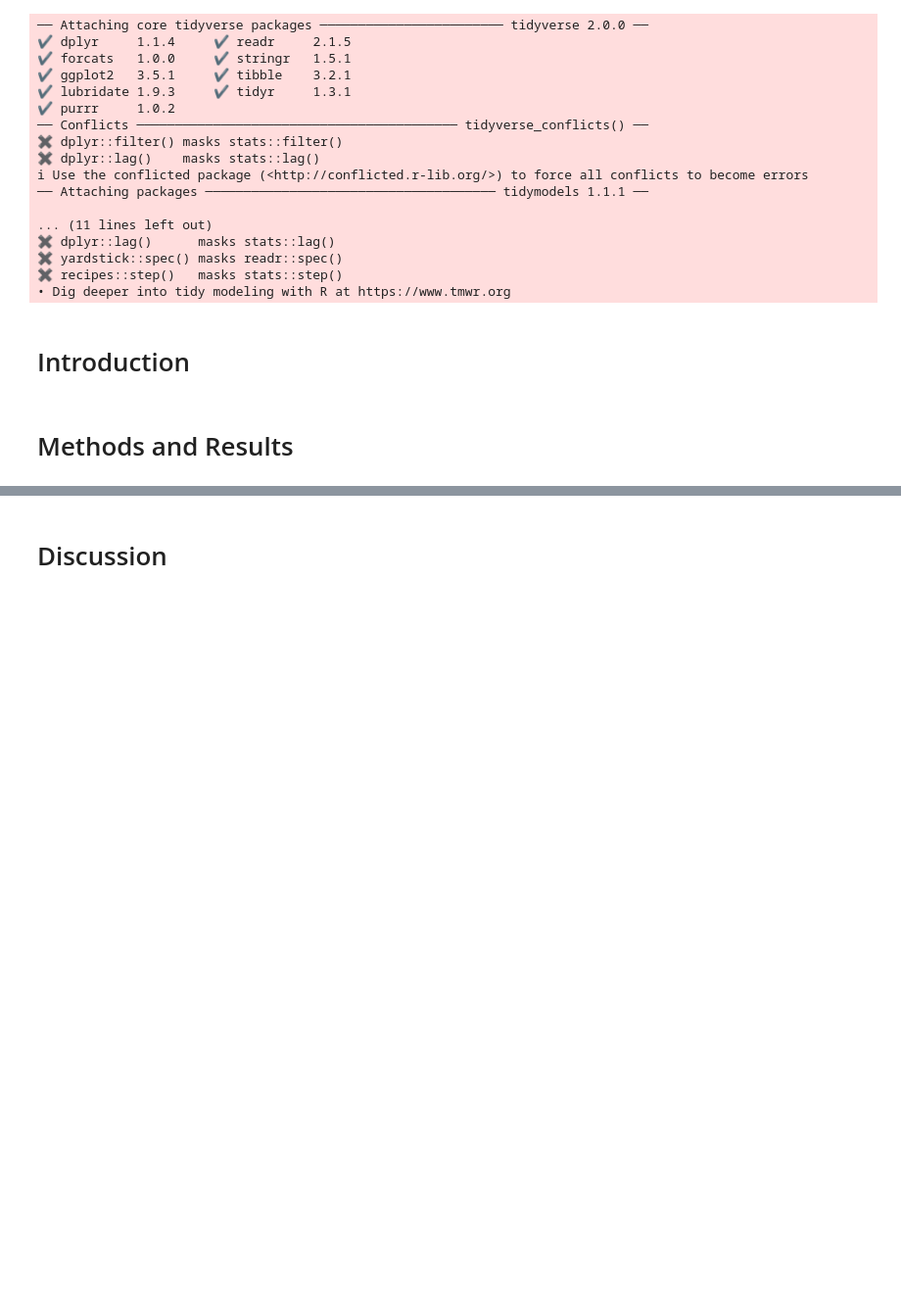
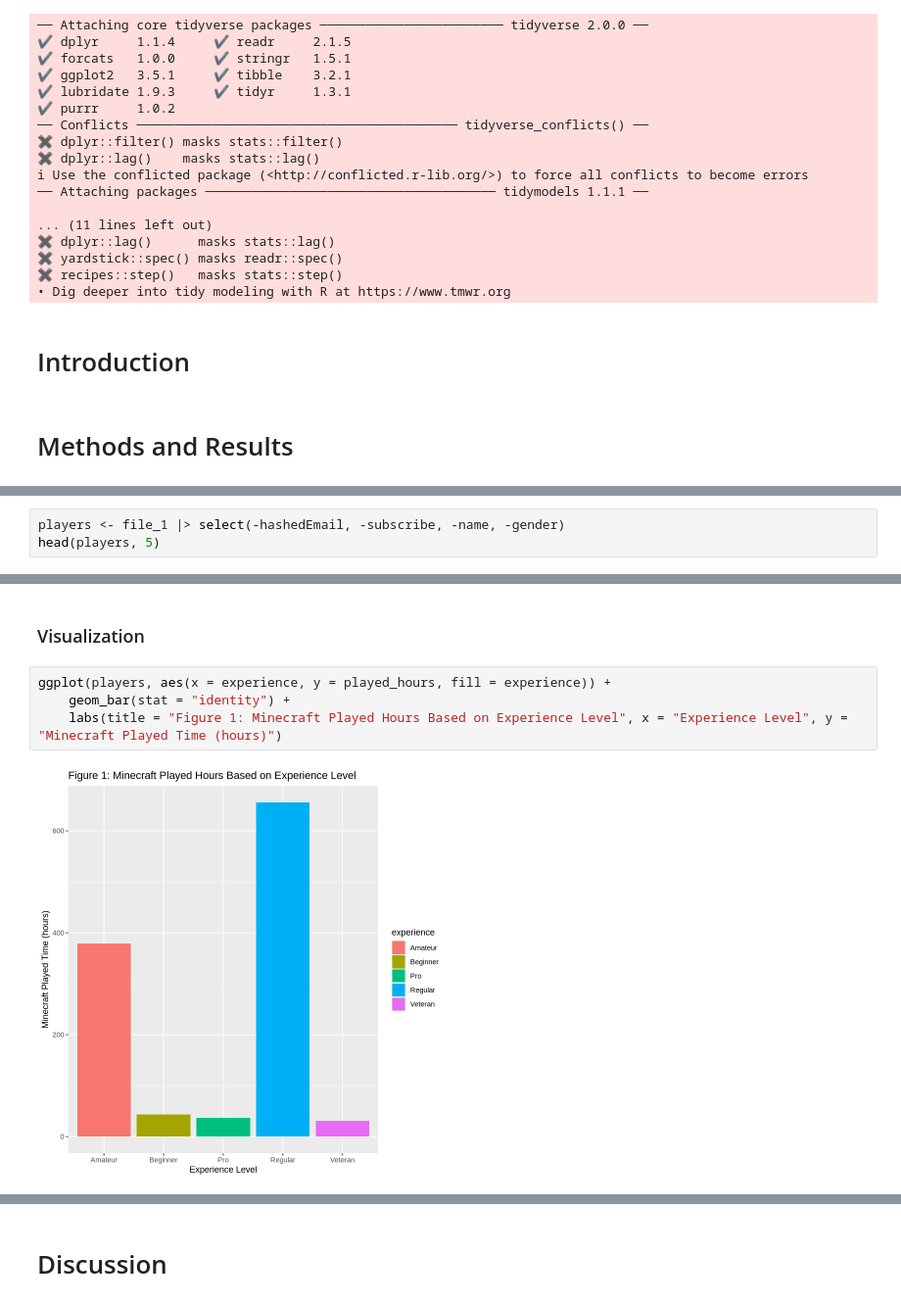
Before and after one commit to azoli113/DSCI100-Project-Group-006-36, a Jupyter notebook: Final Project.ipynb, the cells around one changed output, grey strips where cells are left out. Shown: that part at 98% size. Cells and saved outputs as stored; diff of their text form; blank space fills up the shorter version.

```diff
--- a/Final Project.ipynb
+++ b/Final Project.ipynb
@@ -34,0 +55,3 @@ ERROR: Error in read_csv("https://raw.githubusercontent.com/lilypurdy/toy_ds_pro
+# %%
+players <- file_1 |> select(-hashedEmail, -subscribe, -name, -gender)
+head(players, 5)
@@ -34,0 +80,8 @@ ERROR: Error in read_csv("https://raw.githubusercontent.com/lilypurdy/toy_ds_pro
+# %% [markdown]
+### Visualization
+# %%
+ggplot(players, aes(x = experience, y = played_hours, fill = experience)) +
+    geom_bar(stat = "identity") +
+    labs(title = "Figure 1: Minecraft Played Hours Based on Experience Level", x = "Experience Level", y = "Minecraft Played Time (hours)")
+# %% [output]
+[figure, added]
```
Also changed, not shown: parts of 7 cells of this notebook.
